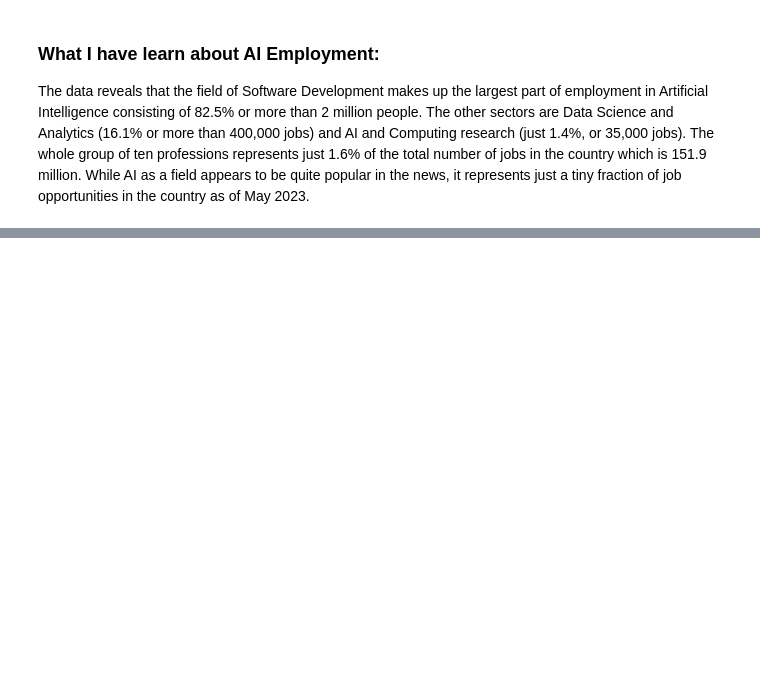
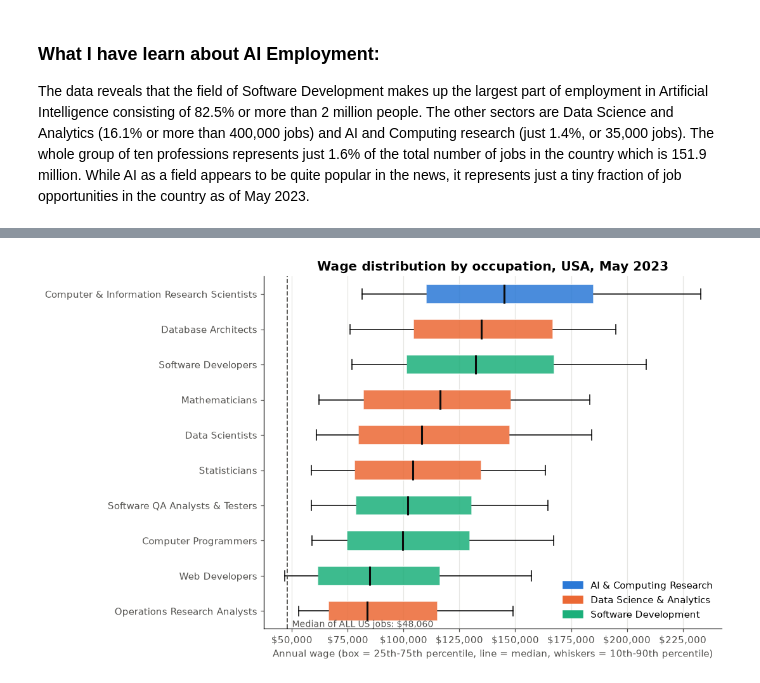
Before and after one commit to RhuanMendanha/CA01-Data-Visualisation-and-Communication-, a Jupyter notebook: CA01 - Employment Visualisation.ipynb, the cells around one changed output, grey strips where cells are left out. Saved outputs shown, nothing was run; the diff lists cells and outputs as text; code cells hidden in the pictures; blank space fills up the shorter version.

Commit message:
add wage distribution box plot

```diff
--- a/CA01 - Employment Visualisation.ipynb
+++ b/CA01 - Employment Visualisation.ipynb
@@ -199,0 +206,22 @@ The data reveals that the field of Software Development makes up the largest par
+# %%
+all_median = national.loc[national.OCC_CODE == "00-0000", "A_MEDIAN"].iloc[0]
+d = ai.sort_values("A_MEDIAN")
+stats = [dict(label=r.OCC, whislo=r.A_PCT10, q1=r.A_PCT25, med=r.A_MEDIAN, q3=r.A_PCT75, whishi=r.A_PCT90, fliers=[])
+         for r in d.itertuples()]
+
+fig, ax = plt.subplots(figsize=(10, 6))
+bp = ax.bxp(stats, orientation="horizontal", patch_artist=True, showfliers=False, widths=0.55,
+            medianprops=dict(color="#0b0b0b", linewidth=2))
+for patch, f in zip(bp["boxes"], d.FAMILY):
+    patch.set_facecolor(FAMILY_COLOURS[f]); patch.set_alpha(0.85); patch.set_edgecolor("white")
+ax.axvline(all_median, color="#52514e", ls="--", lw=1.2)
+ax.text(all_median + 2_000, 0.55, f"Median of ALL US jobs: ${all_median:,.0f}", fontsize=9, color="#52514e")
+ax.xaxis.set_major_formatter(mtick.StrMethodFormatter("${x:,.0f}"))
+ax.set_xlabel("Annual wage (box = 25th-75th percentile, line = median, whiskers = 10th-90th percentile)")
+ax.set_title("Wage distribution by occupation, USA, May 2023")
+ax.grid(axis="y", visible=False)
+handles = [plt.Rectangle((0, 0), 1, 1, color=c) for c in FAMILY_COLOURS.values()]
+ax.legend(handles, FAMILY_COLOURS.keys(), loc="lower right", frameon=False)
+plt.tight_layout(); plt.show()
+# %% [output]
+[figure, added]
```
Also changed, not shown: parts of 2 cells of this notebook.
